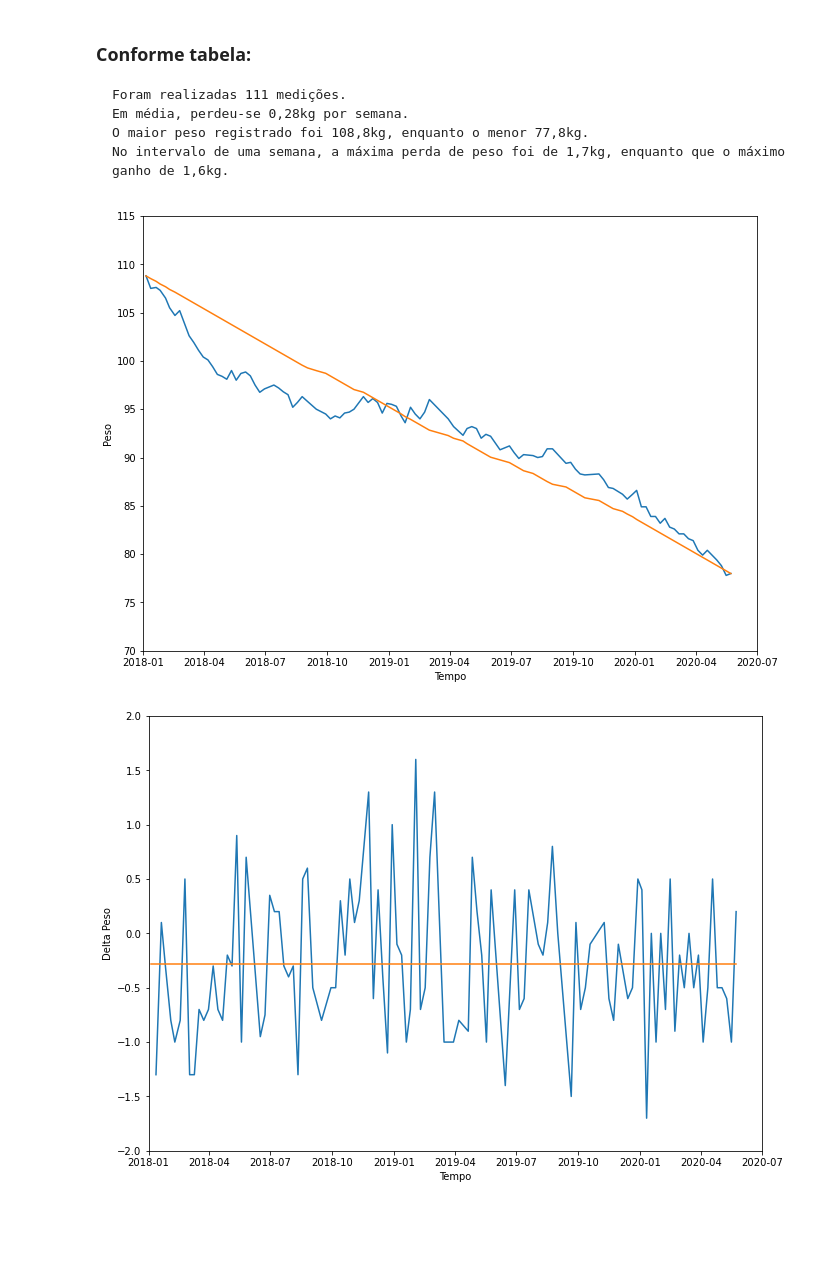
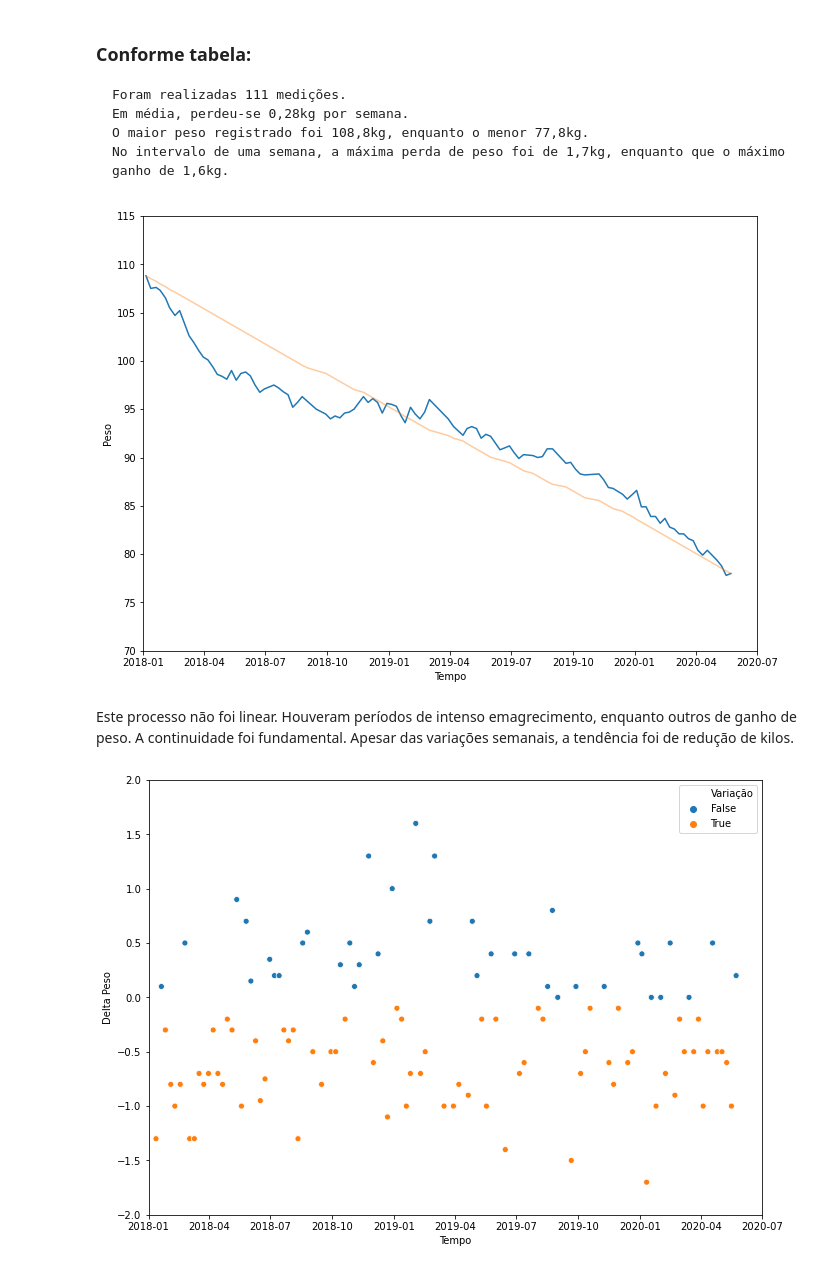
Before and after one commit to sambss/perdaDePeso, a Jupyter notebook: Perda de Peso.ipynb, the cells around one changed output. Cells and saved outputs as stored; diff of their text form; code cells hidden in the pictures; blank space fills up the shorter version.

```diff
--- a/Perda de Peso.ipynb
+++ b/Perda de Peso.ipynb
@@ -72,6 +73,7 @@ peso_lin = (((78-108.8)/110)*(data.index)) + 109.07272
 # %%
+# Registros de pesos no intervalo do experimento é dado pela linha azul.
 sns.lineplot(x='Data', y='Peso (kg)',data=data)
-sns.lineplot(x=data['Data'],y= peso_lin,data=data)
+sns.lineplot(x=data['Data'],y= peso_lin,data=data, alpha=0.4)
 plt.xlabel('Tempo')
 plt.ylabel('Peso')
 plt.xlim(dt.date(2018, 1, 1),dt.date(2020, 7, 1))
@@ -79,15 +81,17 @@ plt.ylim(70,115)
 plt.gcf().set_size_inches(11, 8)
 plt.show()
 # %% [output]
-[figure, old version]
+[figure, new version]
+# %% [markdown]
+Este processo não foi linear. Houveram períodos de intenso emagrecimento, enquanto outros de ganho de peso.
+A continuidade foi fundamental. Apesar das variações semanais, a tendência foi de redução de kilos.
 # %%
-sns.lineplot(x='Data', y= 'Variação',data=data)
-sns.lineplot(x='Data', y= data['Variação'].mean(),data=data)
+sns.scatterplot(x=data['Data'], y= data['Variação'], hue=data['Variação'] < 0)
 plt.xlabel('Tempo')
 plt.ylabel('Delta Peso')
 plt.xlim(dt.date(2018, 1, 1),dt.date(2020, 7, 1))
 plt.ylim(-2,2)
 plt.gcf().set_size_inches(11, 8)
 plt.show()
 # %% [output]
-[figure, old version]
+[figure, new version]
```
Also changed, not shown: parts of 2 cells of this notebook, 1 other file.
